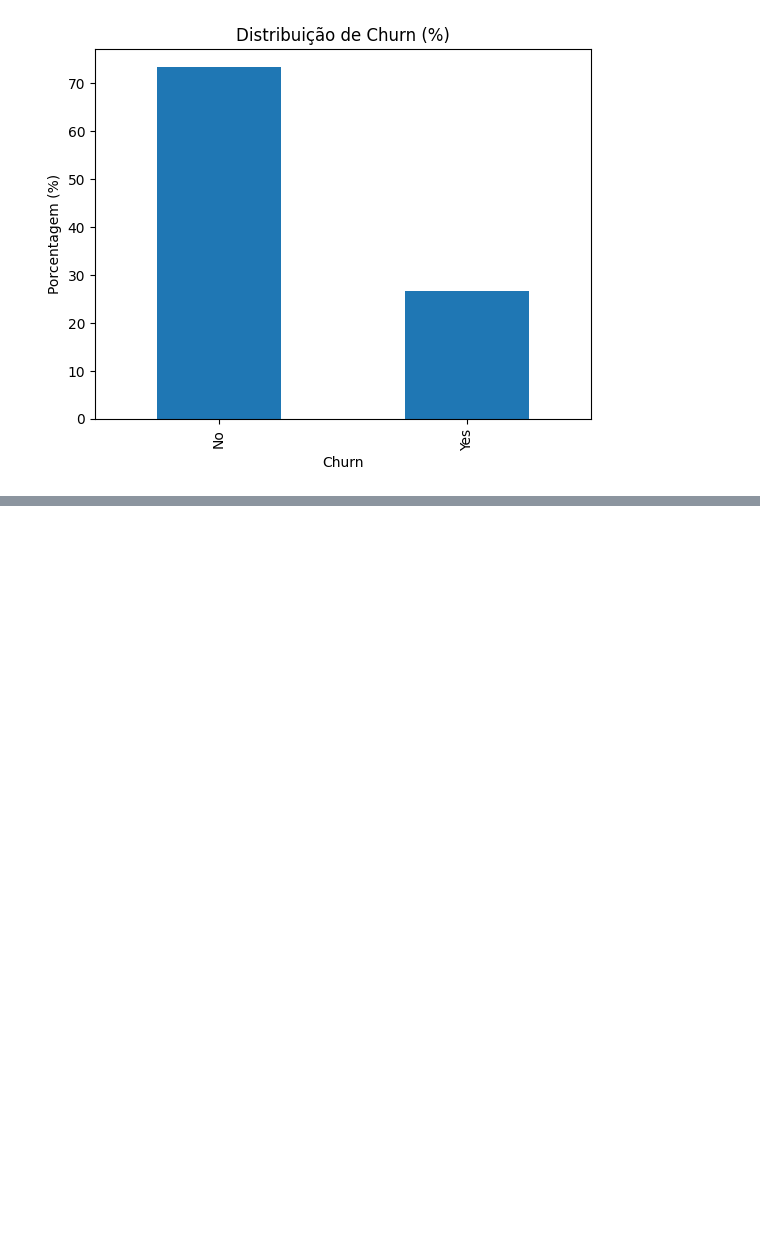
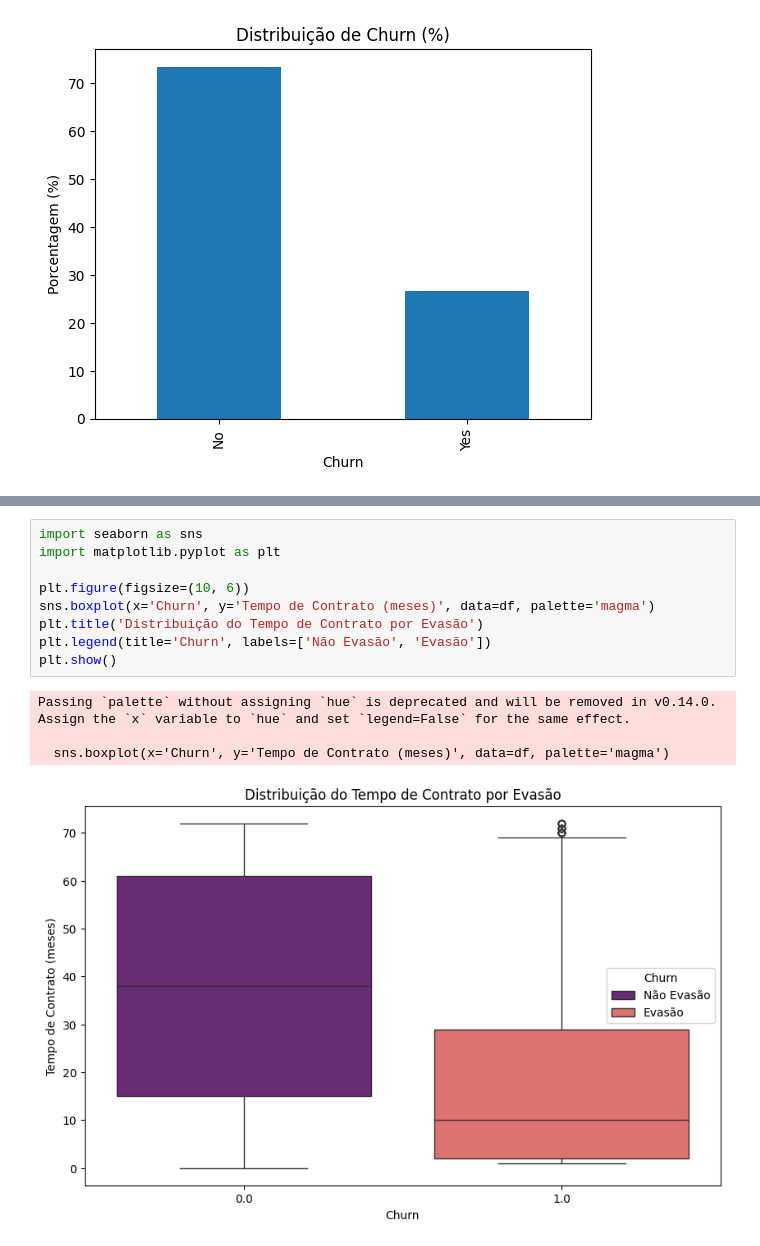
Before and after one commit to Fawller97/Telecom_X_2, a Jupyter notebook: TelecomX2.ipynb, the cells around one changed output, grey strips where cells are left out. Saved outputs shown, nothing was run; the diff lists cells and outputs as text; blank space fills up the shorter version.

```diff
--- a/TelecomX2.ipynb
+++ b/TelecomX2.ipynb
@@ -138,0 +264,14 @@ plt.show()
+# %%
+import seaborn as sns
+import matplotlib.pyplot as plt
+
+plt.figure(figsize=(10, 6))
+sns.boxplot(x='Churn', y='Tempo de Contrato (meses)', data=df, palette='magma')
+plt.title('Distribuição do Tempo de Contrato por Evasão')
+plt.legend(title='Churn', labels=['Não Evasão', 'Evasão'])
+plt.show()
+# %% [output]
+Passing `palette` without assigning `hue` is deprecated and will be removed in v0.14.0. Assign the `x` variable to `hue` and set `legend=False` for the same effect.
+
+  sns.boxplot(x='Churn', y='Tempo de Contrato (meses)', data=df, palette='magma')
+[figure, added]
```
Also changed, not shown: parts of 19 cells of this notebook.
